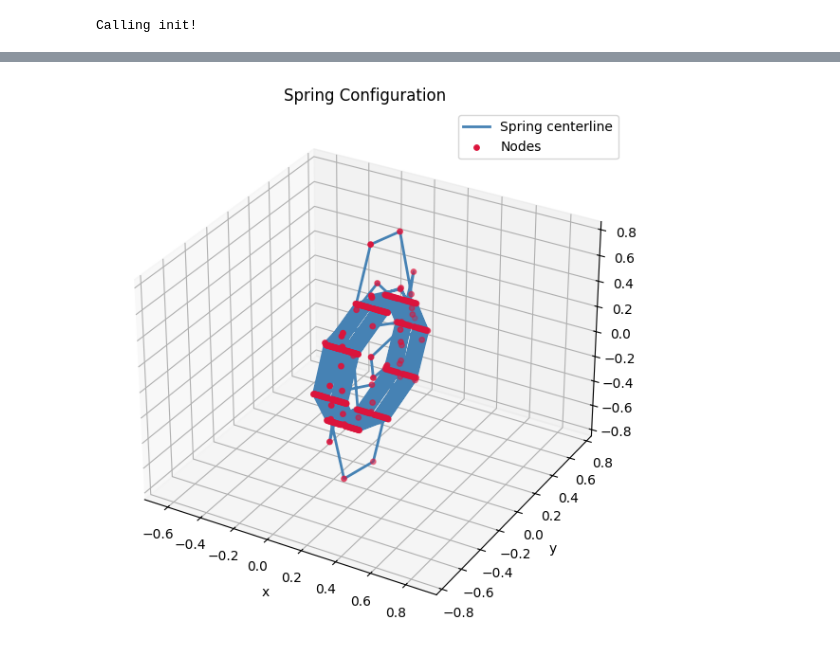
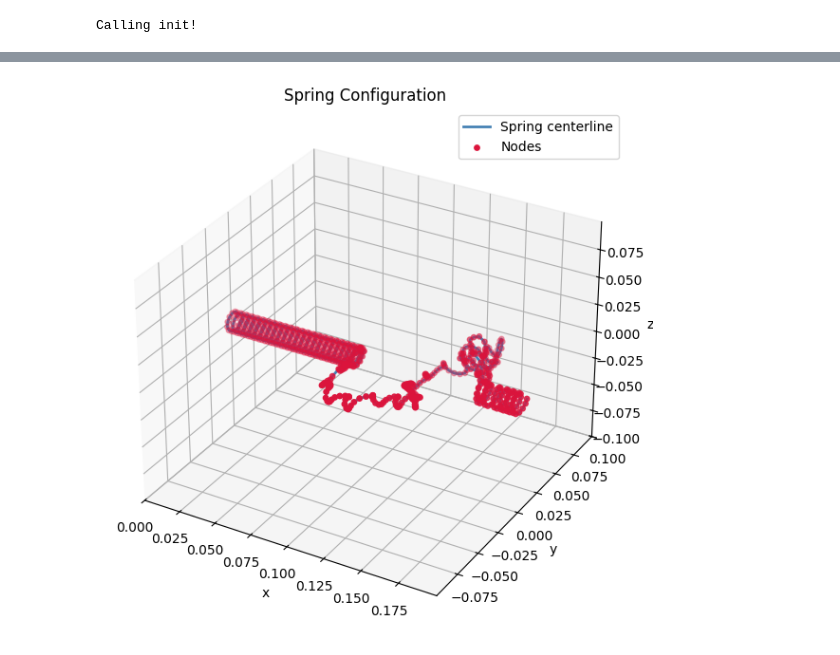
Before and after one commit to sebastian-stubenvoll/wgpu-string-fdm, a Jupyter notebook: Cosserat.ipynb, the cells around one changed output, grey strips where cells are left out. Saved outputs shown, nothing was run; the diff lists cells and outputs as text; code cells hidden in the pictures.

```diff
--- a/Cosserat.ipynb
+++ b/Cosserat.ipynb
@@ -125,10 +127,10 @@ def add_center_z_velocity(nodes, num_nodes=20, mean=0.0, std=0.01):
 # %%
-nodes, edges, dx, mass, inertia = generate_helical_spring(
+nodes, edges, dx, mass, inertia = generate_helical_spring_frenet(
     spring_height= 0.2,   # 5 cm
     windings=50,
     helix_diameter=0.015,
-    wire_diameter=0.01,
-    nodes_per_winding=8
+    wire_diameter=0.0010,
+    nodes_per_winding=12
 )
 
-nodes = add_center_z_velocity(nodes, mean=5.0)
+nodes = add_center_z_velocity(nodes, magnitude=10)
@@ -204,9 +211,9 @@ Discrete spring has 401 nodes
 sim = Simulation(
     nodes=nodes,
     edges=edges,
-    oversampling_factor=1,
-    chunk_size=64,
-    dt=1e-8,
+    oversampling_factor=128,
+    chunk_size=128,
+    dt=1e-10,
     dx=dx,
     mass=mass,
     stiffness_se = [8.6e6, 3.2e6, 3.2e6],
@@ -218,10 +225,12 @@ sim.initialize(0.0, 1)
 # %% [output]
 Calling init!
 # %%
-for i in range(30000):
+frames = list()
+
+for i in range(15):
     sim.compute()
+    f = sim.save()
+    frames.extend(f)
-# %%
-frames = sim.save()
 # %%
 import numpy as np
 import matplotlib.pyplot as plt
@@ -301,4 +289,5 @@ p
 # %%
+p = [ n[0] for n in frames[1500] ]
 plot_spring_from_positions(p)
 # %% [output]
-[figure, old version]
+[figure, new version]
```
Also changed, not shown: parts of 6 cells of this notebook, 1 other file.
